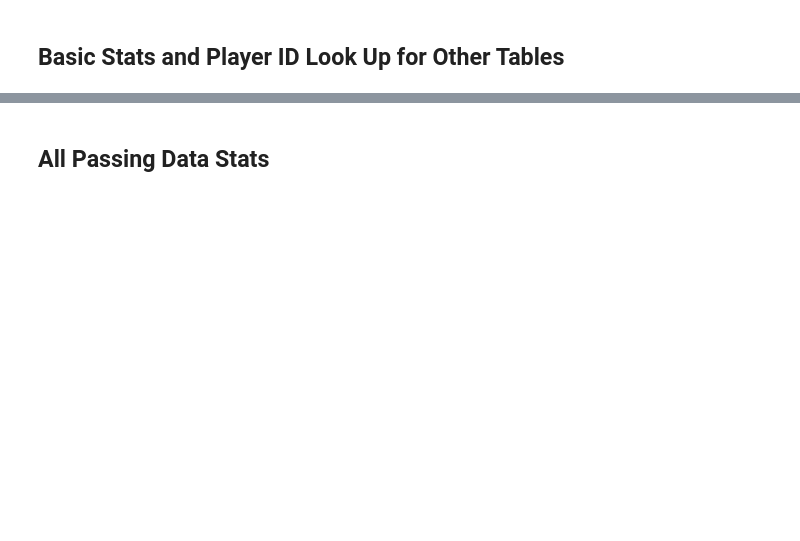
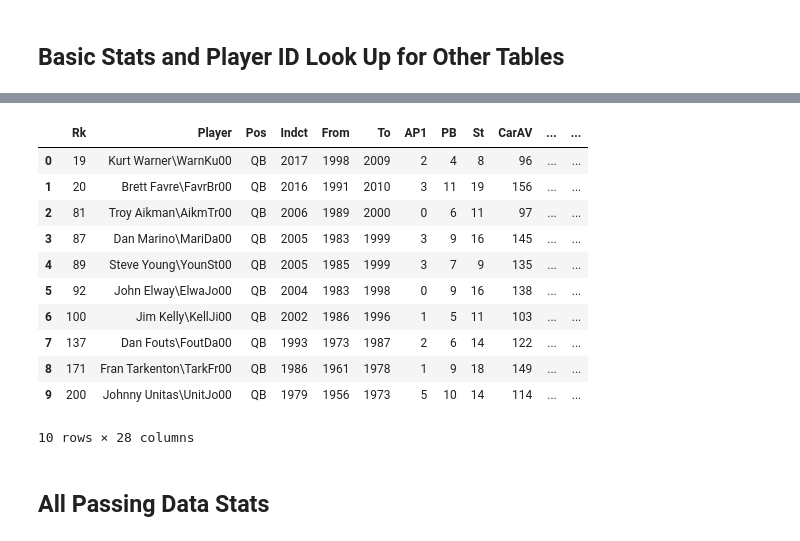
Before and after one commit to Fentonmiller/Fentonmiller.github.io, a Jupyter notebook: Final_Project.ipynb, the cells around one changed output, grey strips where cells are left out. Saved outputs shown, nothing was run; the diff lists cells and outputs as text; code cells hidden in the pictures; blank space fills up the shorter version.

```diff
--- a/Final_Project.ipynb
+++ b/Final_Project.ipynb
@@ -67,0 +87,25 @@ basic_stats.head()
+# %%
+player_ids = []
+not_in = []
+not_in_index = []
+i = 0
+for item in hof_data['Player']:
+    name = item.split('\\')[0]
+    name = name.split(' ')
+    name = name[1] + ', ' + name[0]
+    found = basic_stats[basic_stats['Name'].str.contains(name)]
+    if name == 'Young, Steve':
+        player_ids.append(found.Player_Id.to_string().split(' ')[8])
+    elif name == 'Kelly, Jim':
+        player_ids.append(found.Player_Id.to_string().split(' ')[10])
+    else:
+        check = found.Player_Id.to_string().split(' ')
+        if len(check) < 5:
+            print(name)
+            print(i)
+            not_in.append(name)
+            not_in_index.append(i)
+        else:
+            player_ids.append(found.Player_Id.to_string().split(' ')[4])
+
+    i = i + 1
@@ -68,3 +121,26 @@ basic_stats.head()
+# %%
+hof_data.drop(8, axis=0, inplace=True)
+hof_data.drop(10, axis=0, inplace=True)
+hof_data.drop(11, axis=0, inplace=True)
+hof_data.drop(12, axis=0, inplace=True)
+hof_data.reset_index(inplace=True)
+hof_data.drop('index', axis=1, inplace=True)
+hof_data['Player_Id'] = player_ids
+# %%
+hof_data
+# %% [output]
+|  | Rk | Player | Pos | Indct | From | To | AP1 | PB | St | CarAV | ... | ... |
+| 0 | 19 | Kurt Warner\WarnKu00 | QB | 2017 | 1998 | 2009 | 2 | 4 | 8 | 96 | ... | ... |
+| 1 | 20 | Brett Favre\FavrBr00 | QB | 2016 | 1991 | 2010 | 3 | 11 | 19 | 156 | ... | ... |
+| 2 | 81 | Troy Aikman\AikmTr00 | QB | 2006 | 1989 | 2000 | 0 | 6 | 11 | 97 | ... | ... |
+| 3 | 87 | Dan Marino\MariDa00 | QB | 2005 | 1983 | 1999 | 3 | 9 | 16 | 145 | ... | ... |
+| 4 | 89 | Steve Young\YounSt00 | QB | 2005 | 1985 | 1999 | 3 | 7 | 9 | 135 | ... | ... |
+| 5 | 92 | John Elway\ElwaJo00 | QB | 2004 | 1983 | 1998 | 0 | 9 | 16 | 138 | ... | ... |
+| 6 | 100 | Jim Kelly\KellJi00 | QB | 2002 | 1986 | 1996 | 1 | 5 | 11 | 103 | ... | ... |
+| 7 | 137 | Dan Fouts\FoutDa00 | QB | 1993 | 1973 | 1987 | 2 | 6 | 14 | 122 | ... | ... |
+| 8 | 171 | Fran Tarkenton\TarkFr00 | QB | 1986 | 1961 | 1978 | 1 | 9 | 18 | 149 | ... | ... |
+| 9 | 200 | Johnny Unitas\UnitJo00 | QB | 1979 | 1956 | 1973 | 5 | 10 | 14 | 114 | ... | ... |
+10 rows × 28 columns
 # %% [markdown]
 ## All Passing Data Stats
 # %%
```
Also changed, not shown: parts of 6 cells of this notebook.
